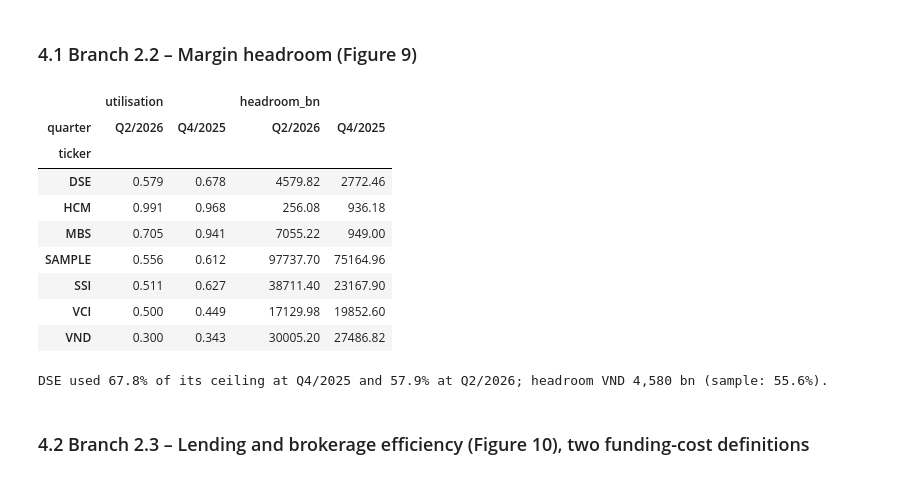
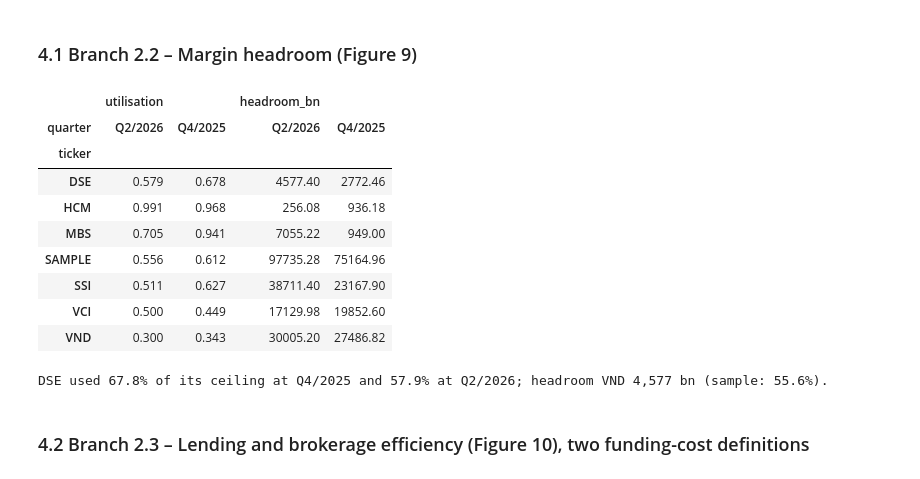
Before and after one commit to Xx-Pumpkin-xX/fba_roadto30_2026, a Jupyter notebook: notebook/B1_axis2_supply_side.ipynb, the cells around one changed output. Drawn from its saved outputs; the diff is of its cells as text; code cells hidden in the pictures.

```diff
--- a/notebook/B1_axis2_supply_side.ipynb
+++ b/notebook/B1_axis2_supply_side.ipynb
@@ -32,7 +32,7 @@ import openpyxl
 import matplotlib.pyplot as plt
 
 ROOT  = Path.cwd().parent if Path.cwd().name == "notebook" else Path.cwd()
-RAW   = ROOT / "data/raw/FBAR2_TEAM B DATASET.xlsx"
+RAW   = ROOT / "data/raw/FBAR2_TEAM_B_DATASET_v2.xlsx"
 CLEAN = ROOT / "data/clean"
 FIG   = ROOT / "figures"
 CLEAN.mkdir(parents=True, exist_ok=True)
@@ -224,8 +224,9 @@ for t, row in adv.iterrows():
                              ("Q2/2026", row.margin_fig_is_total_lending_q2)] if fl]
     if flags:
         log("D01", "2.1_Margin / 2.3_Margin", t,
-            f"Reported 'margin' {', '.join(flags)} is actually total loans (advances < 1 bn)",
-            "Use total loans (2.3_Margin E/H) for all six brokers")
+            f"'Margin' figure {', '.join(flags)} equals total loans in 2.3_Margin, i.e. already includes advances"
+            + (" (DSE: advances 584 bn at end-2025, 178 bn at 30/6/2026)" if t == "DSE" else ""),
+            "Use total loans (code 114) for all six brokers")
 display(adv.round(2))
 
 lend_xl = lend.copy()
@@ -240,7 +241,7 @@ log("D02", "2.3_Margin", "O2 (DSE)",
 
 log("D02b", "2.3_Margin", "O3:O7",
     "Peers may also book borrowing costs in code 24 but are set to 0",
-    "Kept at 0; break-even computed in section 4.2; pending BA split of code 24")
+    "CLOSED: peers' code 24 checked in their statements (SSI, VND, VCI, MBS ≈ 0; HCM already in interest expense) → keep 0 (see D16)")
 
 HCM_BORROW_FY2025 = 1_452_771_109_720 / 1e9
 log("D16", "2.3_Margin", "T5/O5 (HCM)",
@@ -411,38 +412,42 @@ Changes versus the Excel file:
 ### 4.1 Branch 2.2 – Margin headroom (Figure 9)
 # %%
 hd = bs.merge(lend, on="ticker")
+EQ_DSE_Q2_26_REVIEWED = 5440.25
+log("D25", "2.2_Margin", "E2 (DSE)", "DSE equity at 30/6/2026 taken from the quarterly statement (5,441.46), not the reviewed one",
+    "Use the reviewed half-year statement: 5,440.25 bn (from the Leader)", 5441.46, EQ_DSE_Q2_26_REVIEWED)
+hd.loc[hd.ticker == "DSE", "equity_q2_26"] = EQ_DSE_Q2_26_REVIEWED
 rows = []
 for q, lcol, ecol in [("Q4/2025", "lending_q4_25", "equity_q4_25"),
                       ("Q2/2026", "lending_q2_26", "equity_q2_26")]:
     t = hd[["ticker", "bank_affiliated", lcol, ecol]].rename(columns={lcol: "lending_bn", ecol: "equity_bn"})
     t["quarter"] = q
     rows.append(t)
     rows.append(pd.DataFrame([{"ticker": "SAMPLE", "bank_affiliated": False, "quarter": q,
                                "lending_bn": t.lending_bn.sum(), "equity_bn": t.equity_bn.sum()}]))
 headroom = pd.concat(rows, ignore_index=True)
 headroom["ceiling_bn"]  = 2 * headroom.equity_bn
 headroom["utilisation"] = headroom.lending_bn / headroom.ceiling_bn
 headroom["headroom_bn"] = headroom.ceiling_bn - headroom.lending_bn
 headroom["headroom_vs_book"] = headroom.headroom_bn / headroom.lending_bn
 headroom.to_csv(CLEAN / "2.2_headroom.csv", index=False)
 
 H2 = headroom[headroom.quarter == "Q2/2026"].set_index("ticker")
 H4 = headroom[headroom.quarter == "Q4/2025"].set_index("ticker")
 display(headroom.pivot(index="ticker", columns="quarter", values=["utilisation", "headroom_bn"]).round(3))
 print(f"DSE used {H4.at['DSE','utilisation']:.1%} of its ceiling at Q4/2025 and {H2.at['DSE','utilisation']:.1%} at Q2/2026; "
       f"headroom VND {H2.at['DSE','headroom_bn']:,.0f} bn (sample: {H2.at['SAMPLE','utilisation']:.1%}).")
 # %% [output]
 |  | utilisation |  | headroom_bn |  |
 | quarter | Q2/2026 | Q4/2025 | Q2/2026 | Q4/2025 |
 | ticker |  |  |  |  |
-| DSE | 0.579 | 0.678 | 4579.82 | 2772.46 |
+| DSE | 0.579 | 0.678 | 4577.40 | 2772.46 |
 | HCM | 0.991 | 0.968 | 256.08 | 936.18 |
 | MBS | 0.705 | 0.941 | 7055.22 | 949.00 |
-| SAMPLE | 0.556 | 0.612 | 97737.70 | 75164.96 |
+| SAMPLE | 0.556 | 0.612 | 97735.28 | 75164.96 |
 | SSI | 0.511 | 0.627 | 38711.40 | 23167.90 |
 | VCI | 0.500 | 0.449 | 17129.98 | 19852.60 |
 | VND | 0.300 | 0.343 | 30005.20 | 27486.82 |
-DSE used 67.8% of its ceiling at Q4/2025 and 57.9% at Q2/2026; headroom VND 4,580 bn (sample: 55.6%).
+DSE used 67.8% of its ceiling at Q4/2025 and 57.9% at Q2/2026; headroom VND 4,577 bn (sample: 55.6%).
 # %% [markdown]
 ### 4.2 Branch 2.3 – Lending and brokerage efficiency (Figure 10), two funding-cost definitions
 # %%
```
Also changed, not shown: parts of 11 cells of this notebook, 19 other files.
